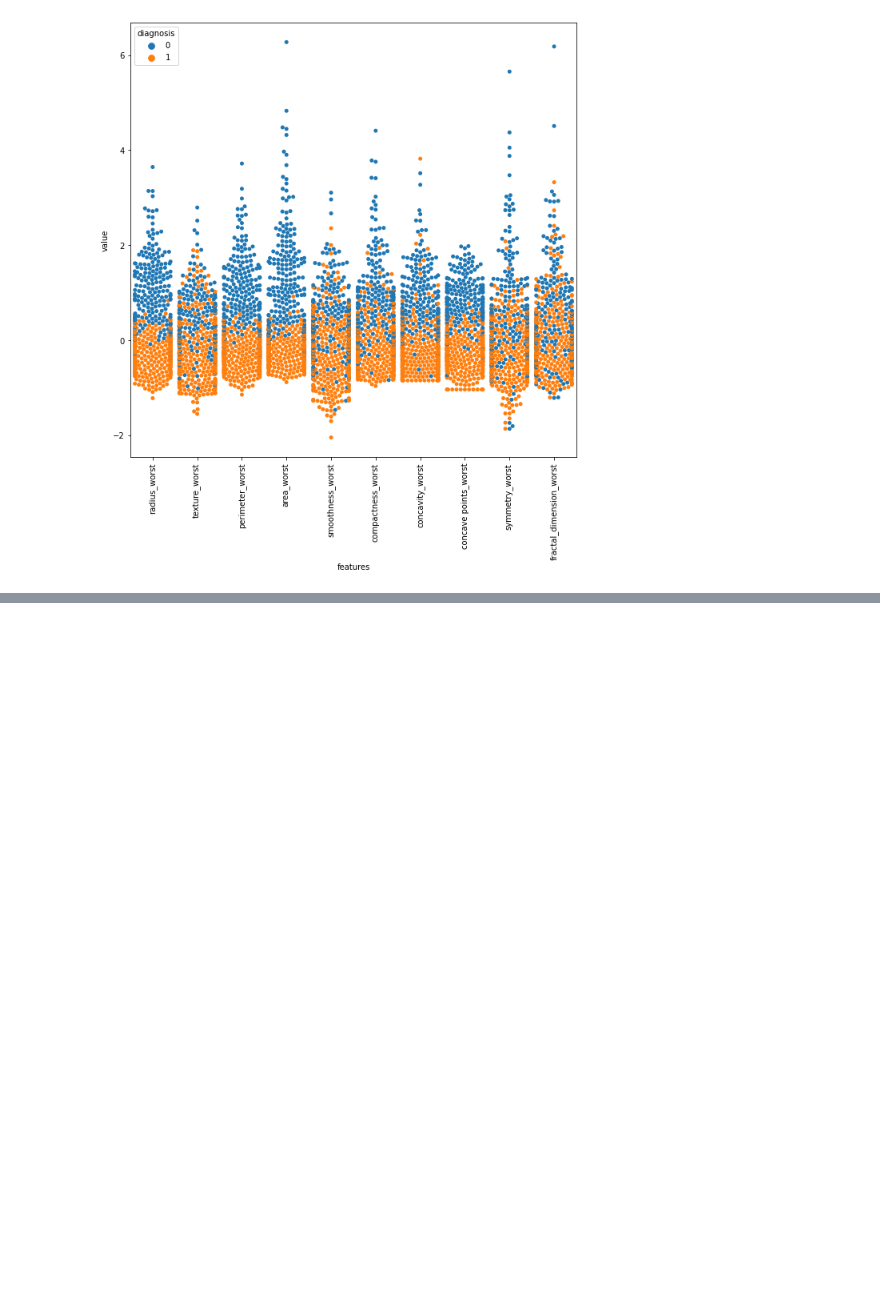
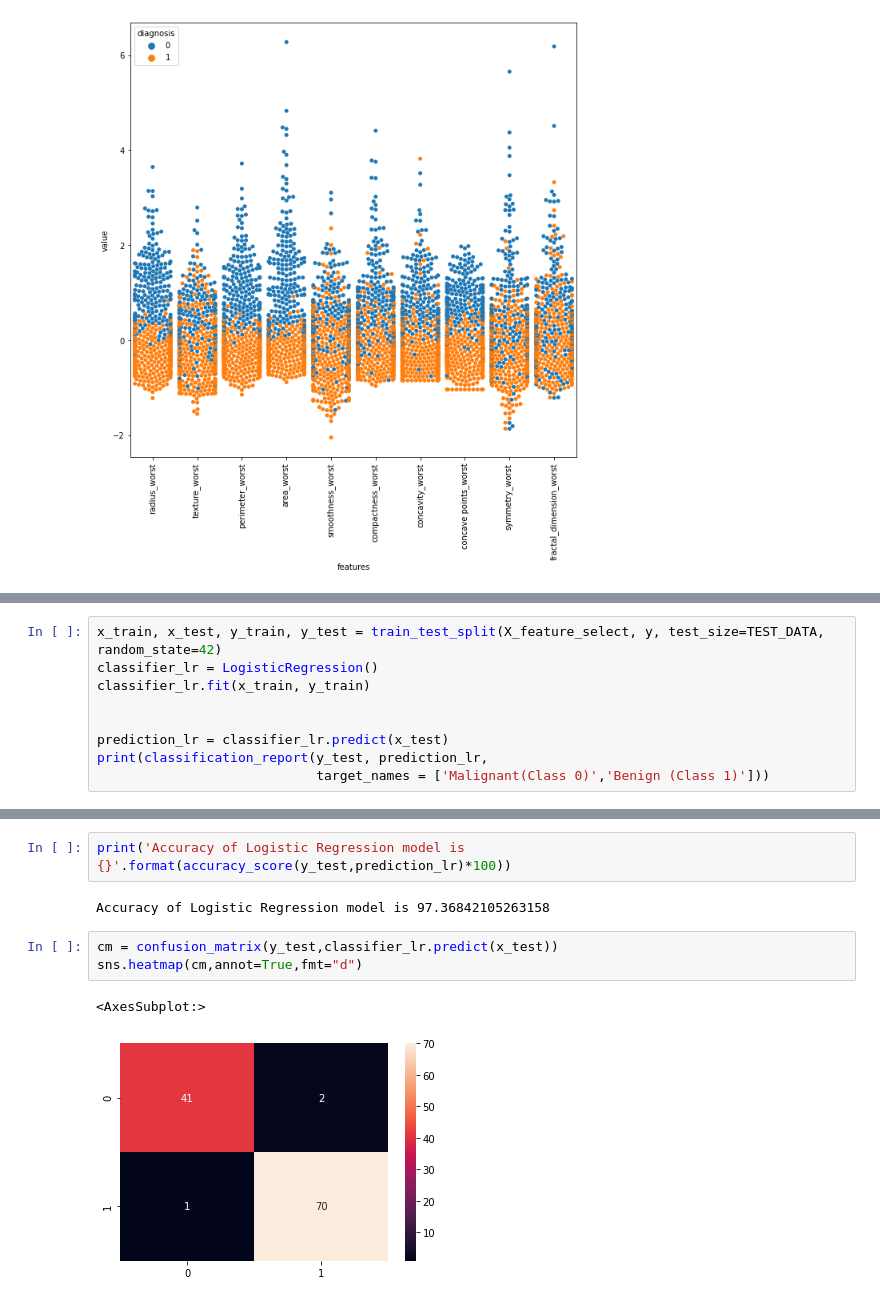
Before and after one commit to amhsirak/breast-cancer-detection, a Jupyter notebook: BreastCancer.ipynb, the cells around one changed output, grey strips where cells are left out. Cells and saved outputs as stored; diff of their text form; blank space fills up the shorter version.

Commit message:
add models

```diff
--- a/BreastCancer.ipynb
+++ b/BreastCancer.ipynb
@@ -339,0 +468,9 @@ plt.xticks(rotation=90)
+# %%
+x_train, x_test, y_train, y_test = train_test_split(X_feature_select, y, test_size=TEST_DATA, random_state=42)
+classifier_lr = LogisticRegression()
+classifier_lr.fit(x_train, y_train)
+
+
+prediction_lr = classifier_lr.predict(x_test)
+print(classification_report(y_test, prediction_lr,
+                            target_names = ['Malignant(Class 0)','Benign (Class 1)']))
@@ -339,0 +486,10 @@ plt.xticks(rotation=90)
+# %%
+print('Accuracy of Logistic Regression model is {}'.format(accuracy_score(y_test,prediction_lr)*100))
+# %% [output]
+Accuracy of Logistic Regression model is 97.36842105263158
+# %%
+cm = confusion_matrix(y_test,classifier_lr.predict(x_test))
+sns.heatmap(cm,annot=True,fmt="d")
+# %% [output]
+<AxesSubplot:>
+[figure, added]
```
Also changed, not shown: parts of 27 cells of this notebook.
